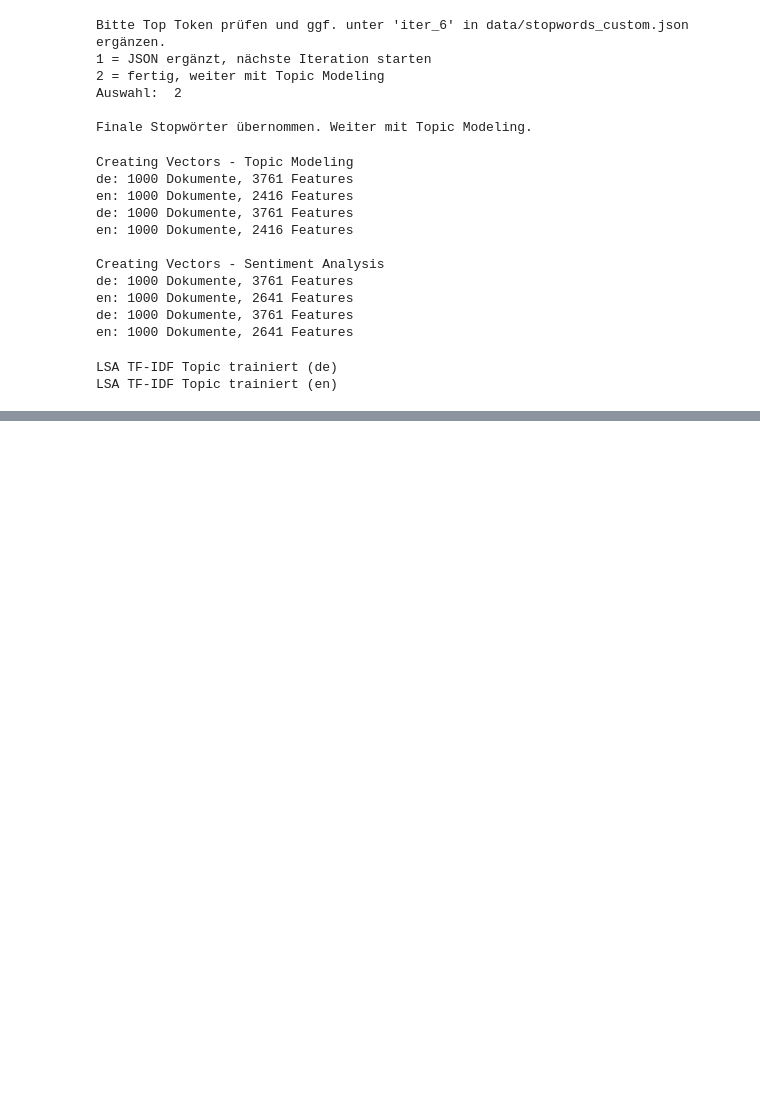
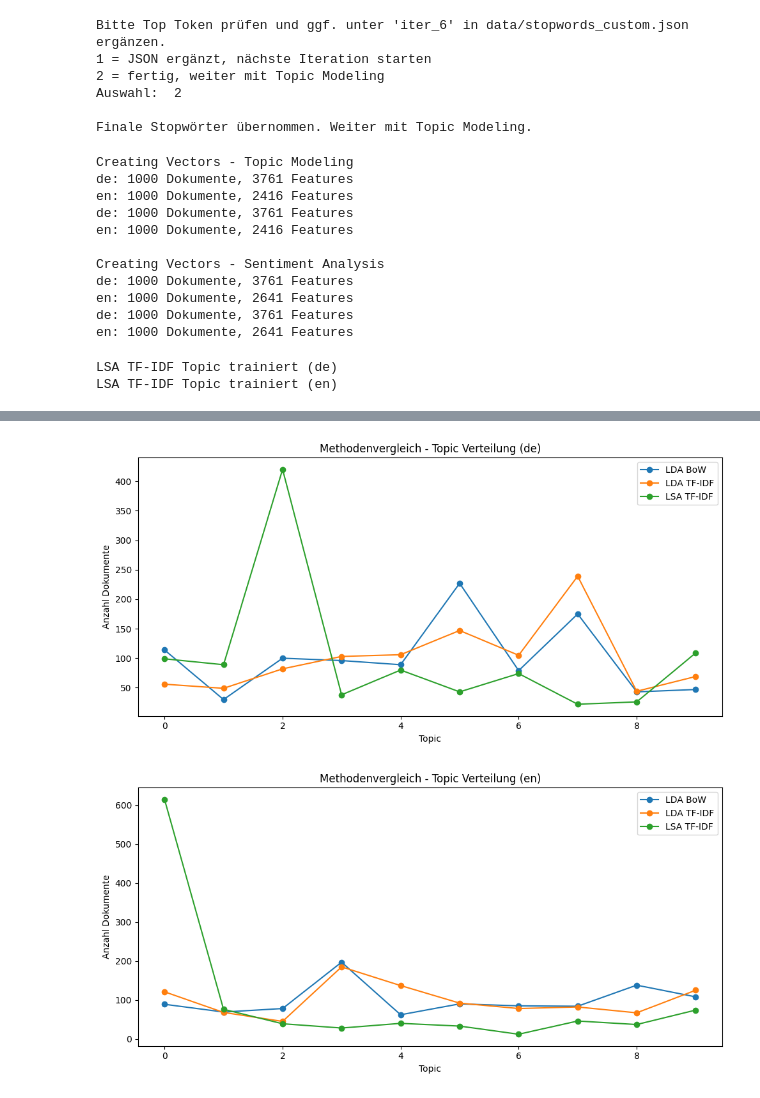
Before and after one commit to schustal-cpu/analyze_message_topics, a Jupyter notebook: analyze_data.ipynb, the cells around one changed output, grey strips where cells are left out. Drawn from its saved outputs; the diff is of its cells as text; code cells hidden in the pictures; blank space fills up the shorter version.

```diff
--- a/analyze_data.ipynb
+++ b/analyze_data.ipynb
@@ -662,0 +608,28 @@ plot_top_words_from_methods(methods, "tfidf_lsa", "de", topic_id=2)
+# %%
+def compare_methods_topic_distribution(methods, lang):
+    plt.figure(figsize=(10, 5))
+
+    for method_key, config in methods.items():
+        data = config["topics_by_lang"][lang]
+        doc_topic_matrix = data["doc_topic_matrix"]
+
+        if config["method_type"] == "lsa":
+            doc_topic_matrix = np.abs(doc_topic_matrix)
+
+        dominant_topics = doc_topic_matrix.argmax(axis=1)
+        counts = pd.Series(dominant_topics).value_counts().sort_index()
+
+        plt.plot(counts.index, counts.values, marker="o", label=config["title"])
+
+    plt.title(f"Methodenvergleich - Topic Verteilung ({lang})")
+    plt.xlabel("Topic")
+    plt.ylabel("Anzahl Dokumente")
+    plt.legend()
+    plt.tight_layout()
+    plt.show()
+
+compare_methods_topic_distribution(methods, "de")
+compare_methods_topic_distribution(methods, "en")
+# %% [output]
+[figure, added]
+[figure, added]
```
Also changed, not shown: parts of 9 cells of this notebook, 1 other file.
